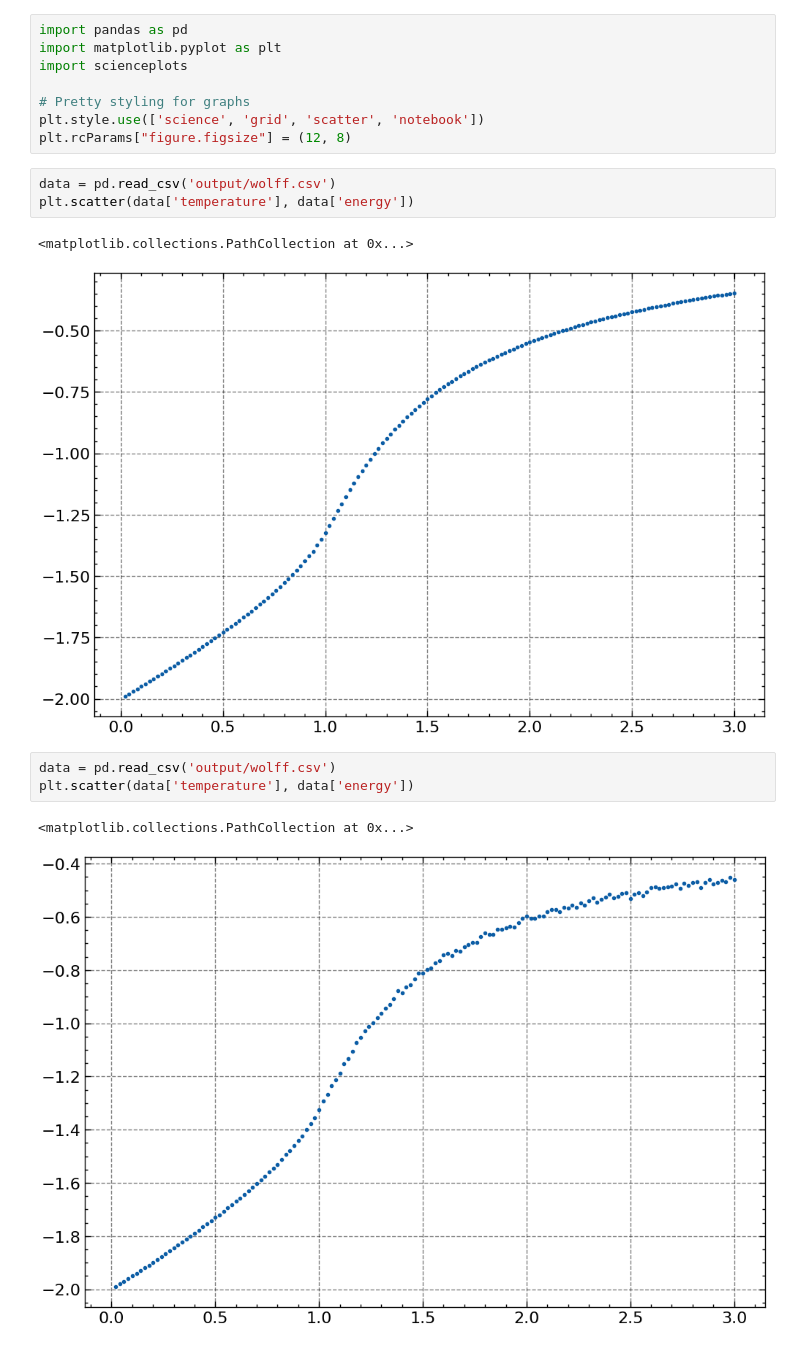
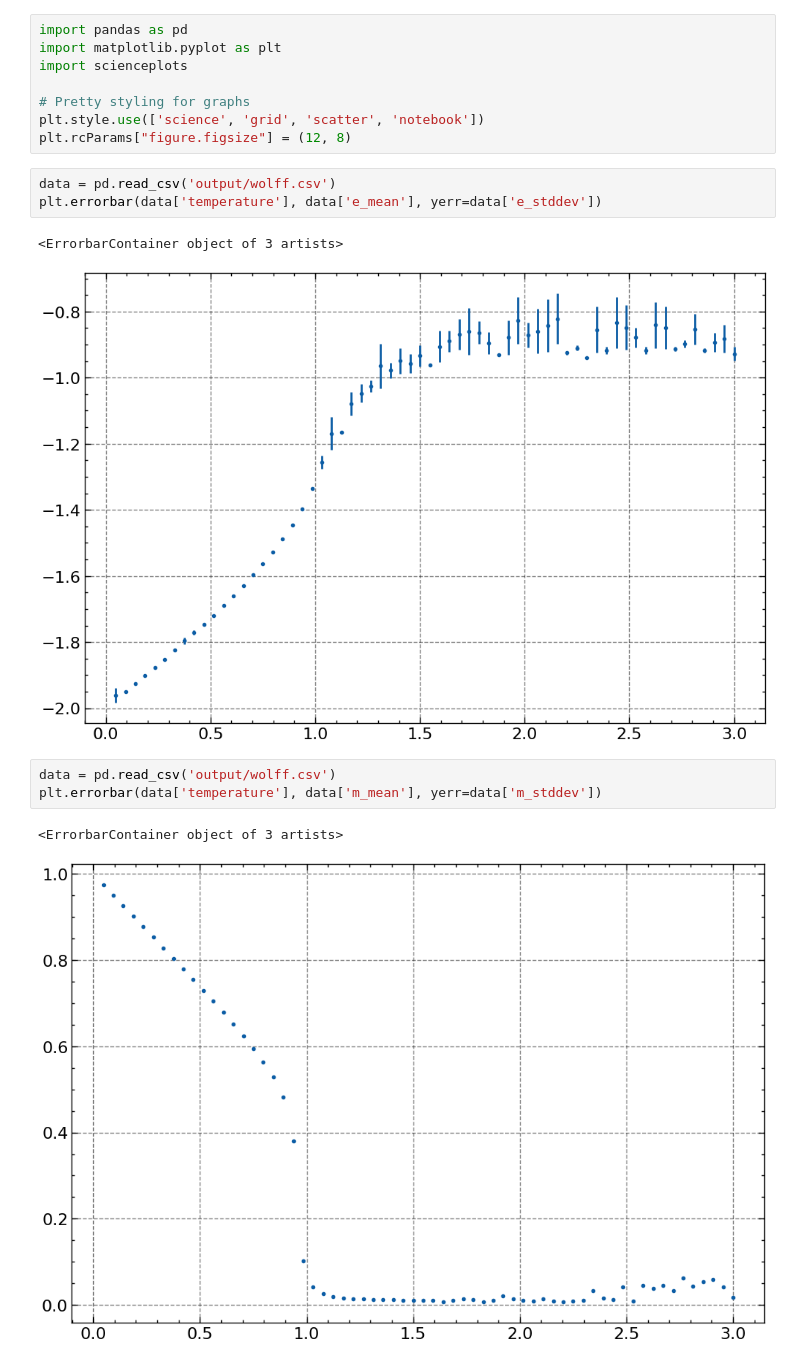
Before and after one commit to lennartvrg/physik690-Bachelorarbeit, a Jupyter notebook: analysis.ipynb, the cells around one changed output. Saved outputs shown, nothing was run; the diff lists cells and outputs as text.

```diff
--- a/analysis.ipynb
+++ b/analysis.ipynb
@@ -10,13 +10,13 @@ plt.style.use(['science', 'grid', 'scatter', 'notebook'])
 plt.rcParams["figure.figsize"] = (12, 8)
 # %%
 data = pd.read_csv('output/wolff.csv')
-plt.scatter(data['temperature'], data['energy'])
+plt.errorbar(data['temperature'], data['e_mean'], yerr=data['e_stddev'])
 # %% [output]
-<matplotlib.collections.PathCollection at 0x...>
+<ErrorbarContainer object of 3 artists>
-[figure, old version]
+[figure, new version]
 # %%
 data = pd.read_csv('output/wolff.csv')
-plt.scatter(data['temperature'], data['energy'])
+plt.errorbar(data['temperature'], data['m_mean'], yerr=data['m_stddev'])
 # %% [output]
-<matplotlib.collections.PathCollection at 0x...>
+<ErrorbarContainer object of 3 artists>
-[figure, old version]
+[figure, new version]
```
Also changed, not shown: 4 other files.
